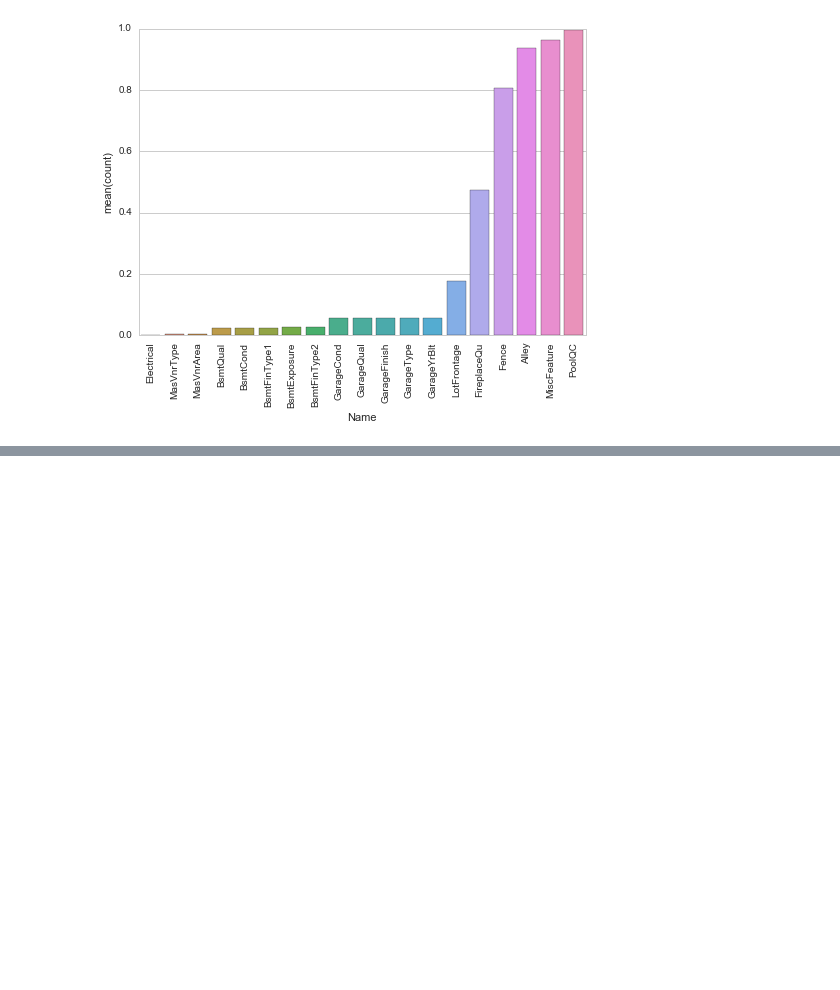
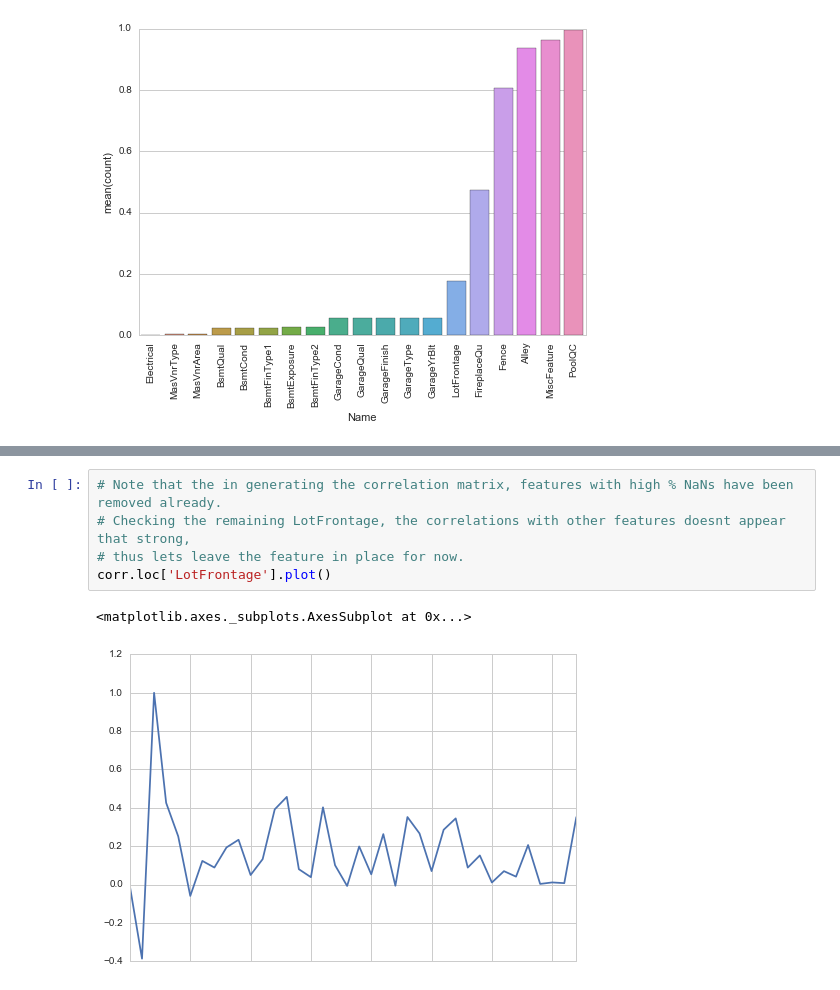
Before and after one commit to surfertas/machine_learning, a Jupyter notebook: kaggle/house_prices/2-0-house_price_data_exploration.ipynb, the cells around one changed output, grey strips where cells are left out. Cells and saved outputs as stored; diff of their text form; blank space fills up the shorter version.

```diff
--- a/kaggle/house_prices/2-0-house_price_data_exploration.ipynb
+++ b/kaggle/house_prices/2-0-house_price_data_exploration.ipynb
@@ -124,0 +150,8 @@ sns.plt.show()
+# %%
+# Note that the in generating the correlation matrix, features with high % NaNs have been removed already.
+# Checking the remaining LotFrontage, the correlations with other features doesnt appear that strong,
+# thus lets leave the feature in place for now.
+corr.loc['LotFrontage'].plot()
+# %% [output]
+<matplotlib.axes._subplots.AxesSubplot at 0x...>
+[figure, added]
```
Also changed, not shown: parts of 6 cells of this notebook.
